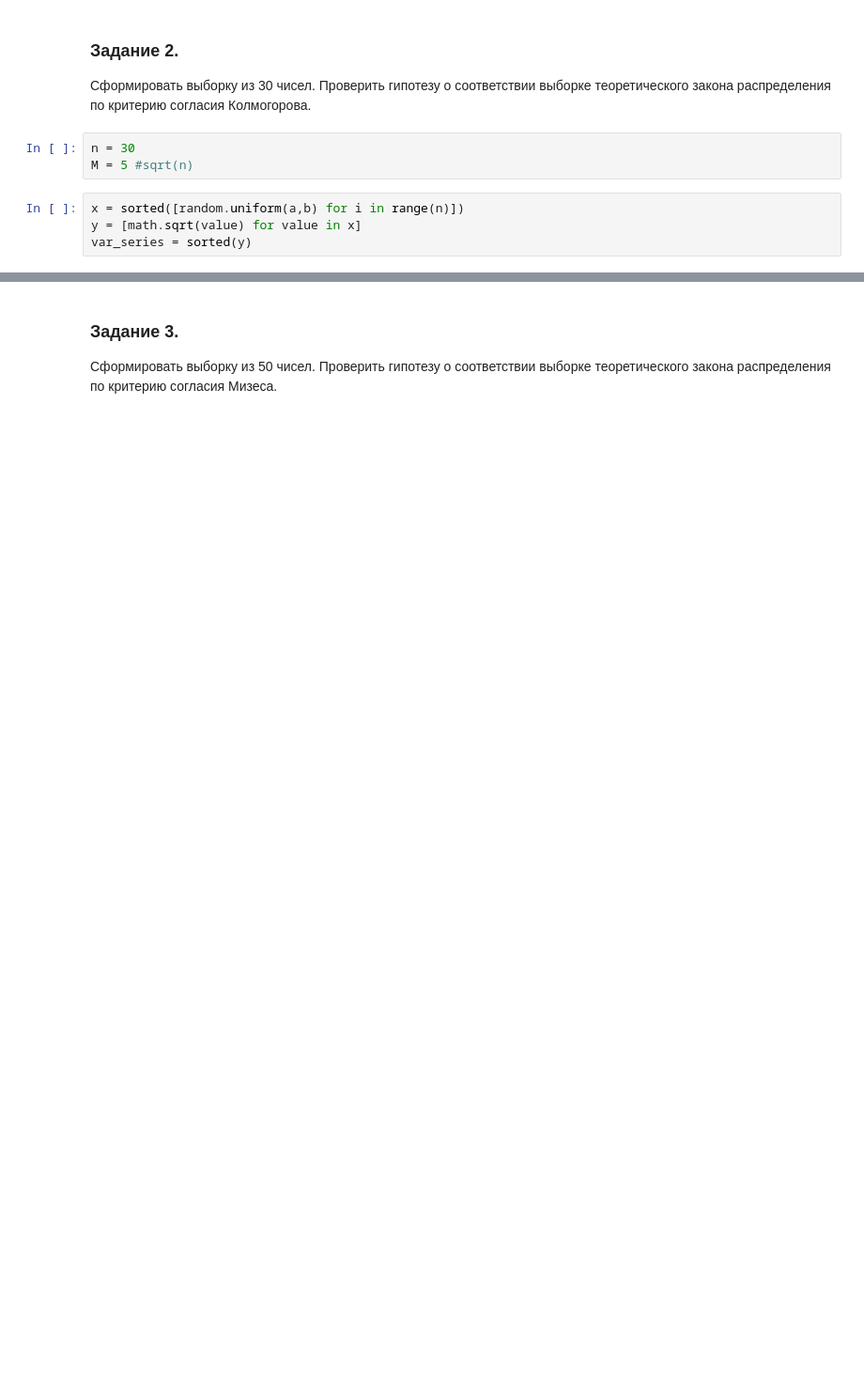
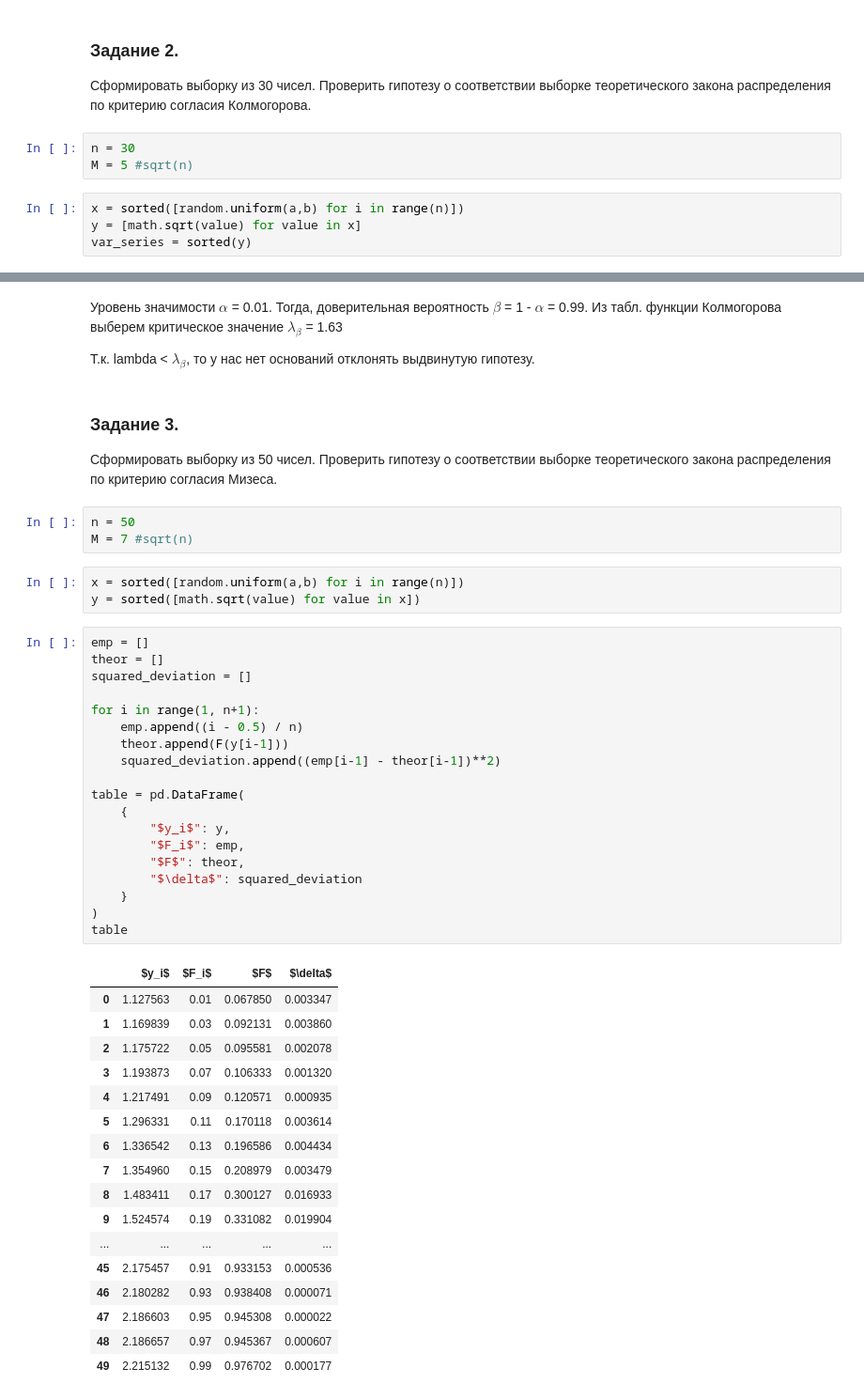
Before and after one commit to AndreyVanyuck/MatStat, a Jupyter notebook: lab3.ipynb, the cells around one changed output, grey strips where cells are left out. Shown: that part at 94% size. Cells and saved outputs as stored; diff of their text form; blank space fills up the shorter version.

```diff
--- a/lab3.ipynb
+++ b/lab3.ipynb
@@ -110,3 +104,51 @@ lambda:  0.4229166118977539
+# %% [markdown]
+Уровень значимости $\alpha$ = 0.01. Тогда, доверительная вероятность $\beta$ = 1 - $\alpha$ = 0.99.
+Из табл. функции Колмогорова выберем критическое значение $\lambda_\beta$ = 1.63
+
+Т.к. lambda < $\lambda_\beta$, то у нас нет оснований отклонять выдвинутую гипотезу.
 # %% [markdown]
 ### Задание 3.
 Сформировать выборку из 50 чисел. Проверить гипотезу о соответствии выборке теоретического закона распределения по критерию согласия Мизеса.
+# %%
+n = 50
+M = 7 #sqrt(n)
+# %%
+x = sorted([random.uniform(a,b) for i in range(n)])
+y = sorted([math.sqrt(value) for value in x])
+# %%
+emp = []
+theor = []
+squared_deviation = []
+
+for i in range(1, n+1):
+    emp.append((i - 0.5) / n)
+    theor.append(F(y[i-1]))
+    squared_deviation.append((emp[i-1] - theor[i-1])**2)
+
+table = pd.DataFrame(
+    {
+        "$y_i$": y,
+        "$F_i$": emp,
+        "$F$": theor,
+        "$\delta$": squared_deviation
+    }
+)
+table
+# %% [output]
+|  | $y_i$ | $F_i$ | $F$ | $\delta$ |
+| 0 | 1.127563 | 0.01 | 0.067850 | 0.003347 |
+| 1 | 1.169839 | 0.03 | 0.092131 | 0.003860 |
+| 2 | 1.175722 | 0.05 | 0.095581 | 0.002078 |
+| 3 | 1.193873 | 0.07 | 0.106333 | 0.001320 |
+| 4 | 1.217491 | 0.09 | 0.120571 | 0.000935 |
+| 5 | 1.296331 | 0.11 | 0.170118 | 0.003614 |
+| 6 | 1.336542 | 0.13 | 0.196586 | 0.004434 |
+| 7 | 1.354960 | 0.15 | 0.208979 | 0.003479 |
+| 8 | 1.483411 | 0.17 | 0.300127 | 0.016933 |
+| 9 | 1.524574 | 0.19 | 0.331082 | 0.019904 |
+| ... | ... | ... | ... | ... |
+| 45 | 2.175457 | 0.91 | 0.933153 | 0.000536 |
+| 46 | 2.180282 | 0.93 | 0.938408 | 0.000071 |
+| 47 | 2.186603 | 0.95 | 0.945308 | 0.000022 |
+| 48 | 2.186657 | 0.97 | 0.945367 | 0.000607 |
+| 49 | 2.215132 | 0.99 | 0.976702 | 0.000177 |
```
Also changed, not shown: parts of 6 cells of this notebook.
